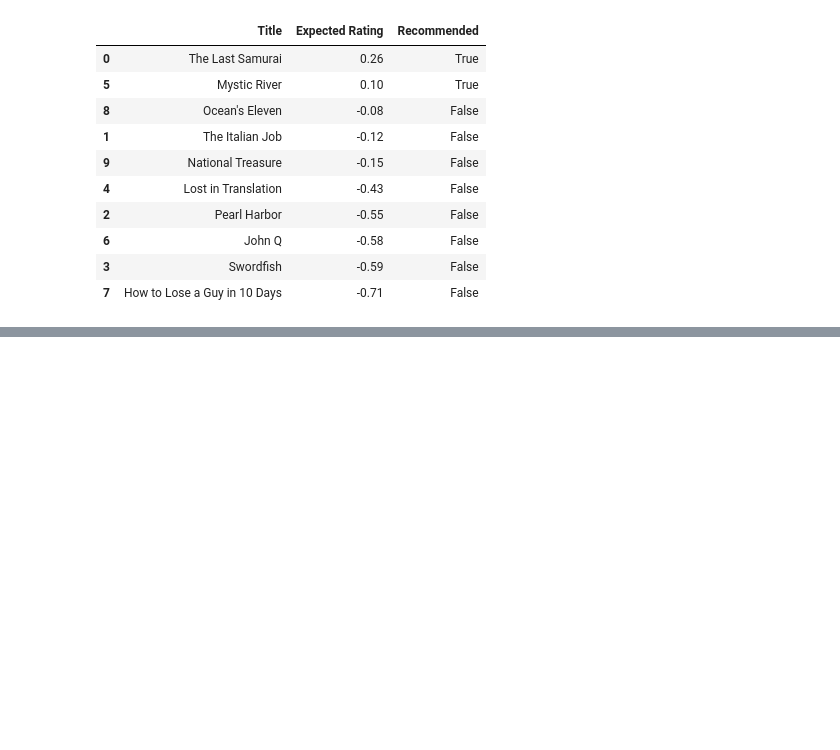
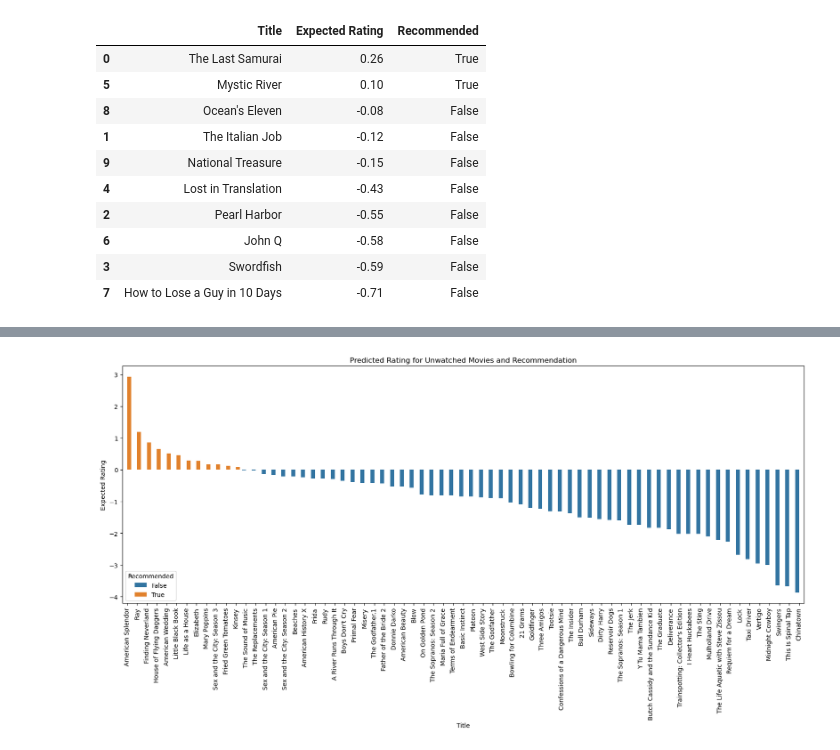
Before and after one commit to erictria/cf-tutorial, a Jupyter notebook: Netflix.ipynb, the cells around one changed output, grey strips where cells are left out. Cells and saved outputs as stored; diff of their text form; code cells hidden in the pictures; blank space fills up the shorter version.

```diff
--- a/Netflix.ipynb
+++ b/Netflix.ipynb
@@ -326,0 +386,4 @@ res5[1]
+# %%
+big_res2 = get_similarity(2, big_scaled_df)
+# %% [output]
+[figure, added]
```
Also changed, not shown: parts of 25 cells of this notebook, 3 other files.
